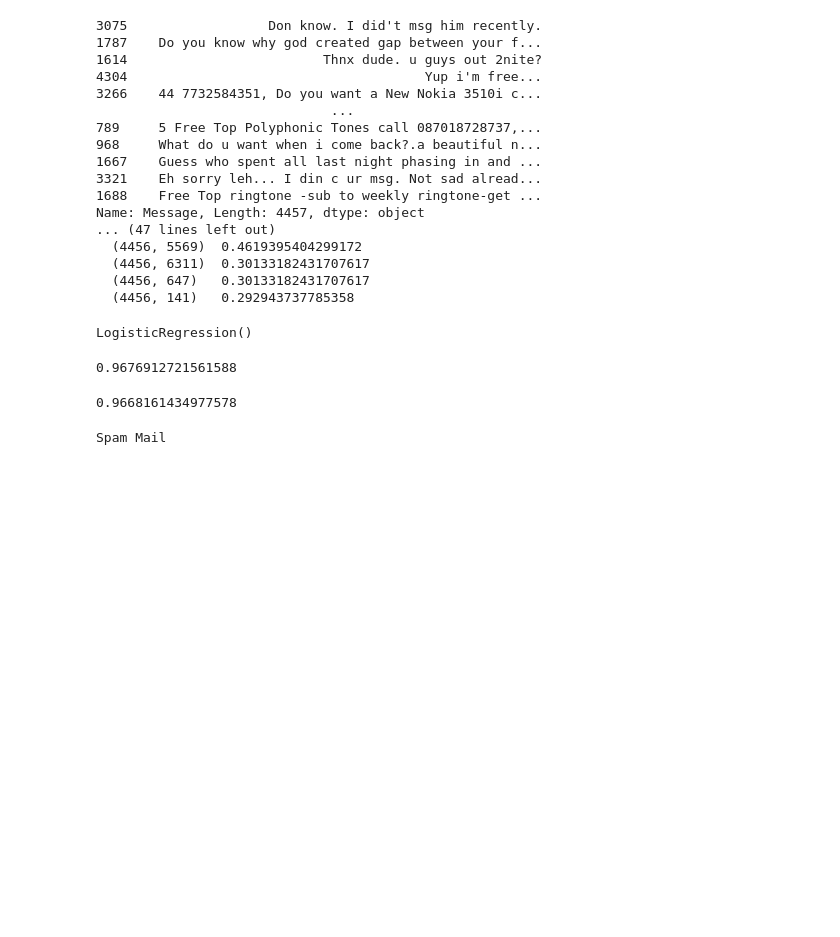
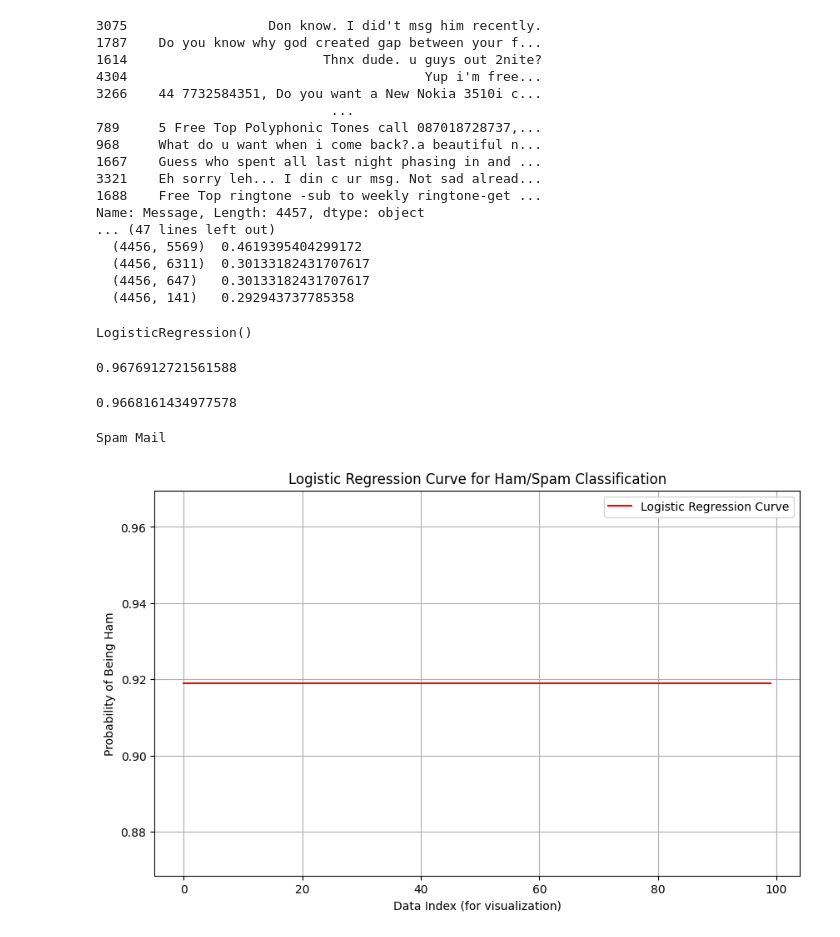
Before and after one commit to Nasar1418/Machine-Learning, a Jupyter notebook: Colab files/Project_3_Spam_Mail_Prediction.ipynb, the cells around one changed output. Saved outputs shown, nothing was run; the diff lists cells and outputs as text; code cells hidden in the pictures; blank space fills up the shorter version.

```diff
--- a/Colab files/Project_3_Spam_Mail_Prediction.ipynb
+++ b/Colab files/Project_3_Spam_Mail_Prediction.ipynb
@@ -140,3 +140,28 @@ else:
   print("Spam Mail")
 # %% [output]
 Spam Mail
+# %%
+import matplotlib.pyplot as plt
+
+# Assuming your model predicts probabilities:
+# Create a range of values to test, based on the amount of values
+x_range = 100 #You can adjust the number here for higher resolution
+Xs = [i for i in range(x_range)]
+
+# Reshape the input for correct model prediction.
+Xs_reshape = np.array(Xs).reshape(-1, 1)
+x_range_features = feature_extraction.transform([""]*x_range)
+
+Ys = model.predict_proba(x_range_features)[:, 1]
+
+# Create the plot
+plt.figure(figsize=(10, 6))  # Adjust figure size as needed
+plt.plot(Xs, Ys, color='red', label='Logistic Regression Curve')
+plt.xlabel("Data Index (for visualization)")
+plt.ylabel("Probability of Being Ham")
+plt.title("Logistic Regression Curve for Ham/Spam Classification")
+plt.legend()
+plt.grid(True)
+plt.show()
+# %% [output]
+[figure, added]
```
Also changed, not shown: parts of 2 cells of this notebook.
